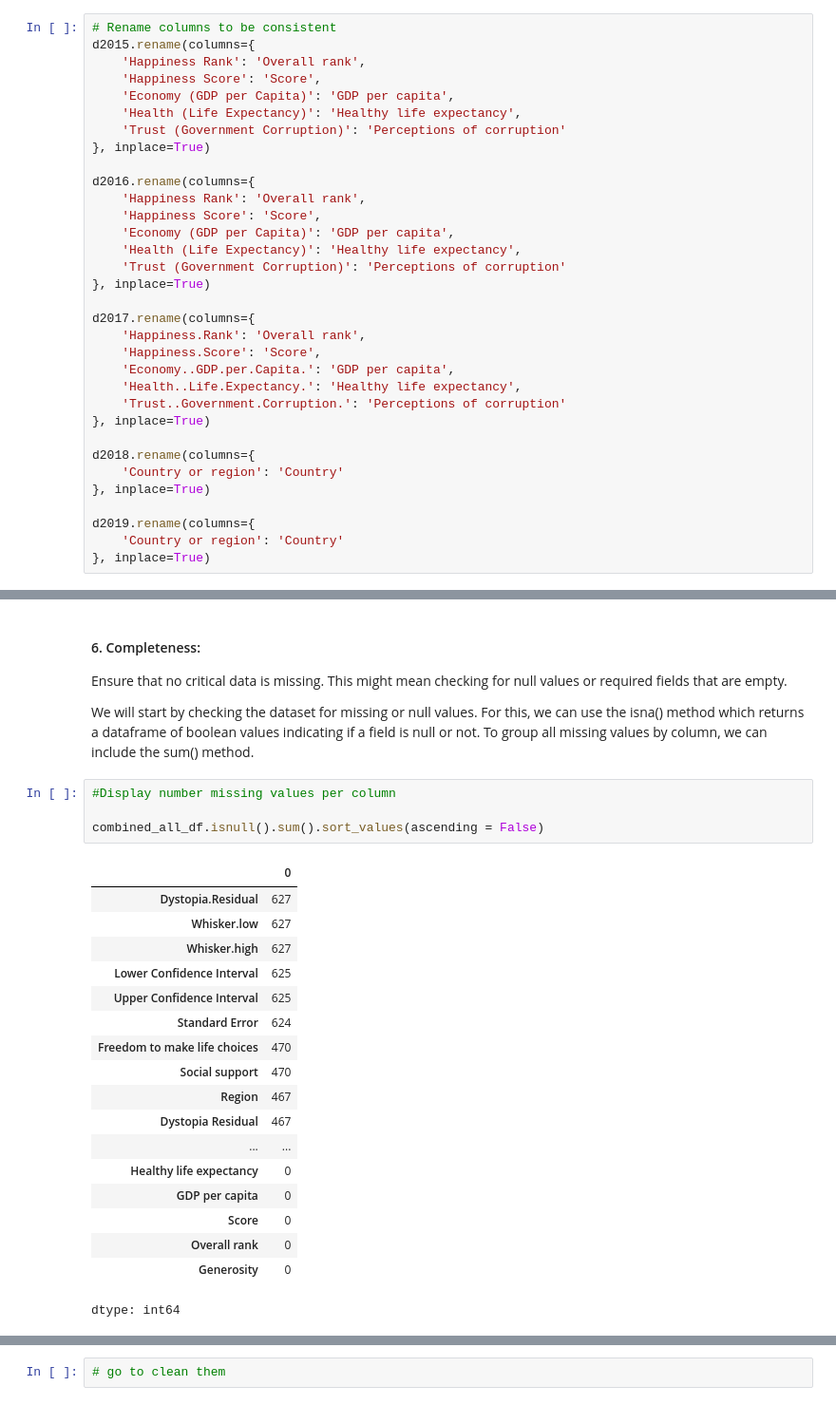
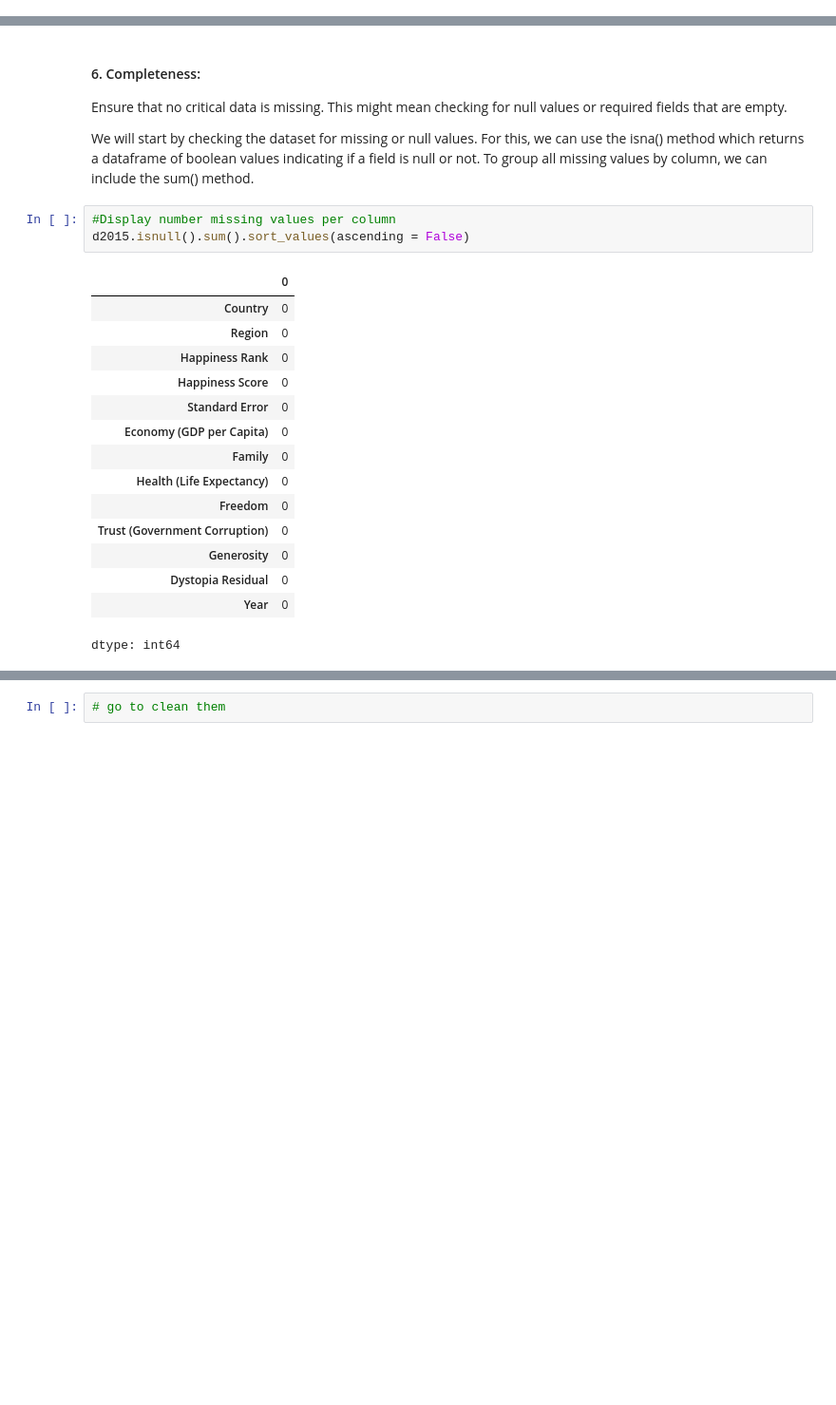
Before and after one commit to MAMDOUH-ALSHARARI/Usecase-2, a Jupyter notebook: EDA explain template.ipynb, the cells around one changed output, grey strips where cells are left out. Shown: that part at 95% size. Cells and saved outputs as stored; diff of their text form; blank space fills up the shorter version.

```diff
--- a/EDA explain template.ipynb
+++ b/EDA explain template.ipynb
@@ -86,36 +48,3 @@ d2016['Year'] = 2016
 d2017['Year'] = 2017
 d2018['Year'] = 2018
 d2019['Year'] = 2019
-# %%
-# Rename columns to be consistent
-d2015.rename(columns={
-    'Happiness Rank': 'Overall rank',
-    'Happiness Score': 'Score',
-    'Economy (GDP per Capita)': 'GDP per capita',
-    'Health (Life Expectancy)': 'Healthy life expectancy',
-    'Trust (Government Corruption)': 'Perceptions of corruption'
-}, inplace=True)
-
-d2016.rename(columns={
-    'Happiness Rank': 'Overall rank',
-    'Happiness Score': 'Score',
-    'Economy (GDP per Capita)': 'GDP per capita',
-    'Health (Life Expectancy)': 'Healthy life expectancy',
-    'Trust (Government Corruption)': 'Perceptions of corruption'
-}, inplace=True)
-
-d2017.rename(columns={
-    'Happiness.Rank': 'Overall rank',
-    'Happiness.Score': 'Score',
-    'Economy..GDP.per.Capita.': 'GDP per capita',
-    'Health..Life.Expectancy.': 'Healthy life expectancy',
-    'Trust..Government.Corruption.': 'Perceptions of corruption'
-}, inplace=True)
-
-d2018.rename(columns={
-    'Country or region': 'Country'
-}, inplace=True)
-
-d2019.rename(columns={
-    'Country or region': 'Country'
-}, inplace=True)
@@ -269,24 +211,20 @@ Ensure that no critical data is missing. This might mean checking for null value
 We will start by checking the dataset for missing or null values. For this, we can use the isna() method which returns a dataframe of boolean values indicating if a field is null or not. To group all missing values by column, we can include the sum() method.
 # %%
 #Display number missing values per column
-
-combined_all_df.isnull().sum().sort_values(ascending = False)
+d2015.isnull().sum().sort_values(ascending = False)
 # %% [output]
 |  | 0 |
-| Dystopia.Residual | 627 |
-| Whisker.low | 627 |
-| Whisker.high | 627 |
-| Lower Confidence Interval | 625 |
-| Upper Confidence Interval | 625 |
-| Standard Error | 624 |
-| Freedom to make life choices | 470 |
-| Social support | 470 |
-| Region | 467 |
-| Dystopia Residual | 467 |
-| ... | ... |
-| Healthy life expectancy | 0 |
-| GDP per capita | 0 |
-| Score | 0 |
-| Overall rank | 0 |
+| Country | 0 |
+| Region | 0 |
+| Happiness Rank | 0 |
+| Happiness Score | 0 |
+| Standard Error | 0 |
+| Economy (GDP per Capita) | 0 |
+| Family | 0 |
+| Health (Life Expectancy) | 0 |
+| Freedom | 0 |
+| Trust (Government Corruption) | 0 |
 | Generosity | 0 |
+| Dystopia Residual | 0 |
+| Year | 0 |
 dtype: int64
```
Also changed, not shown: parts of 67 cells of this notebook.
